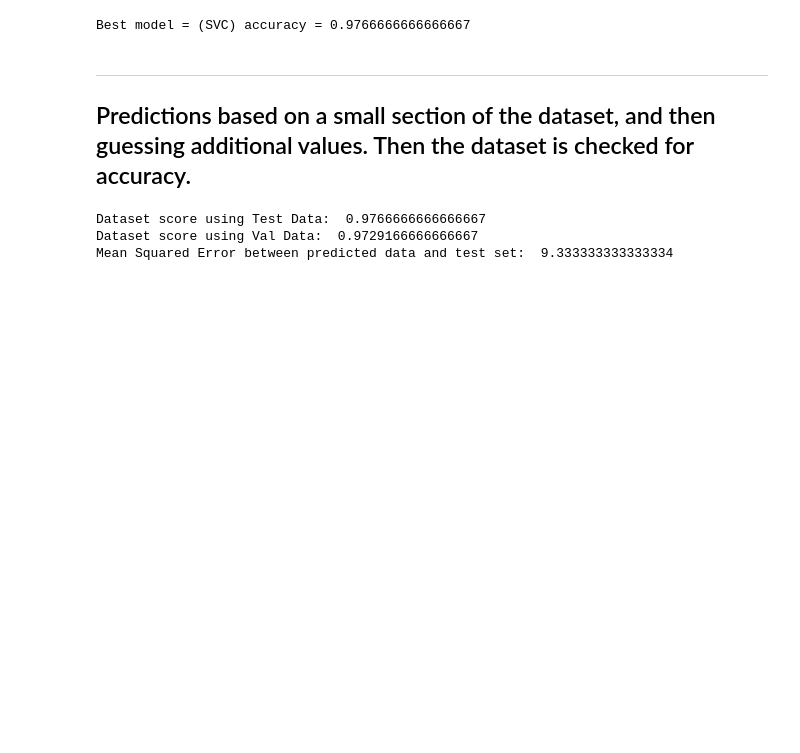
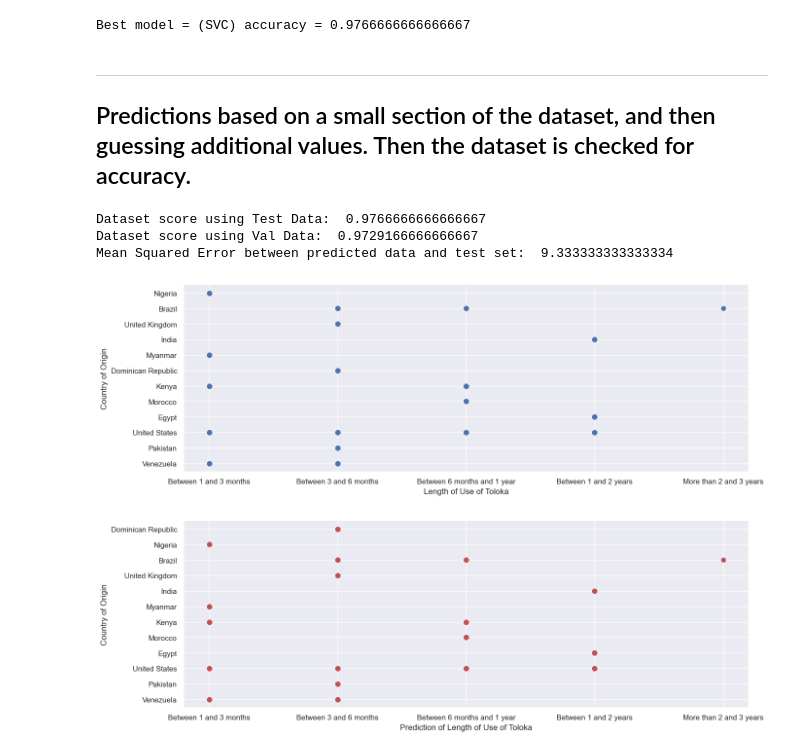
Before and after one commit to NicholasBerns/DataScienceProject, a Jupyter notebook: toloka_models.ipynb, the cells around one changed output. Cells and saved outputs as stored; diff of their text form; code cells hidden in the pictures; blank space fills up the shorter version.

Commit message:
Toloka Initial Predictions

```diff
--- a/toloka_models.ipynb
+++ b/toloka_models.ipynb
@@ -307,6 +293,32 @@ print("Mean Squared Error between predicted data and test set: ", mean_squared_e
 Dataset score using Test Data:  0.9766666666666667
 Dataset score using Val Data:  0.9729166666666667
 Mean Squared Error between predicted data and test set:  9.333333333333334
+# %%
+#Inverts Scale and Encoding for the X test predictor length_use
+X_length_use = pd.DataFrame(scale.inverse_transform(Xtest), columns=Xtest.columns)
+X_length_use['length_use'] = X_length_use['length_use'].astype(int)
+X_length_use = Encoders['length_use'].inverse_transform(X_length_use['length_use'])
+
+#Inverts Encoding for the target home_country for the Test and Prediction
+y_test = Encoders['home_country'].inverse_transform(Ytest)
+y_predict = Encoders['home_country'].inverse_transform(y_pred)
+
+#Original Test Values
+fig, ax = plt.subplots(1, 1, figsize=(15, 5))
+ax.scatter(X_length_use, y_test)
+ax.set_ylabel("Country of Origin")
+ax.set_xlabel("Length of Use of Toloka")
+plt.show()
+
+#Prediction
+fig, ax = plt.subplots(1, 1, figsize=(15, 5))
+ax.scatter(X_length_use, y_predict, color='r')
+ax.set_ylabel("Country of Origin")
+ax.set_xlabel("Prediction of Length of Use of Toloka")
+plt.show()
+# %% [output]
+[figure, added]
+[figure, added]
 # %%
 # from sklearn.model_selection import train_test_split
 # from sklearn.metrics import classification_report, confusion_matrix
```
Also changed, not shown: parts of 1 cell of this notebook.
